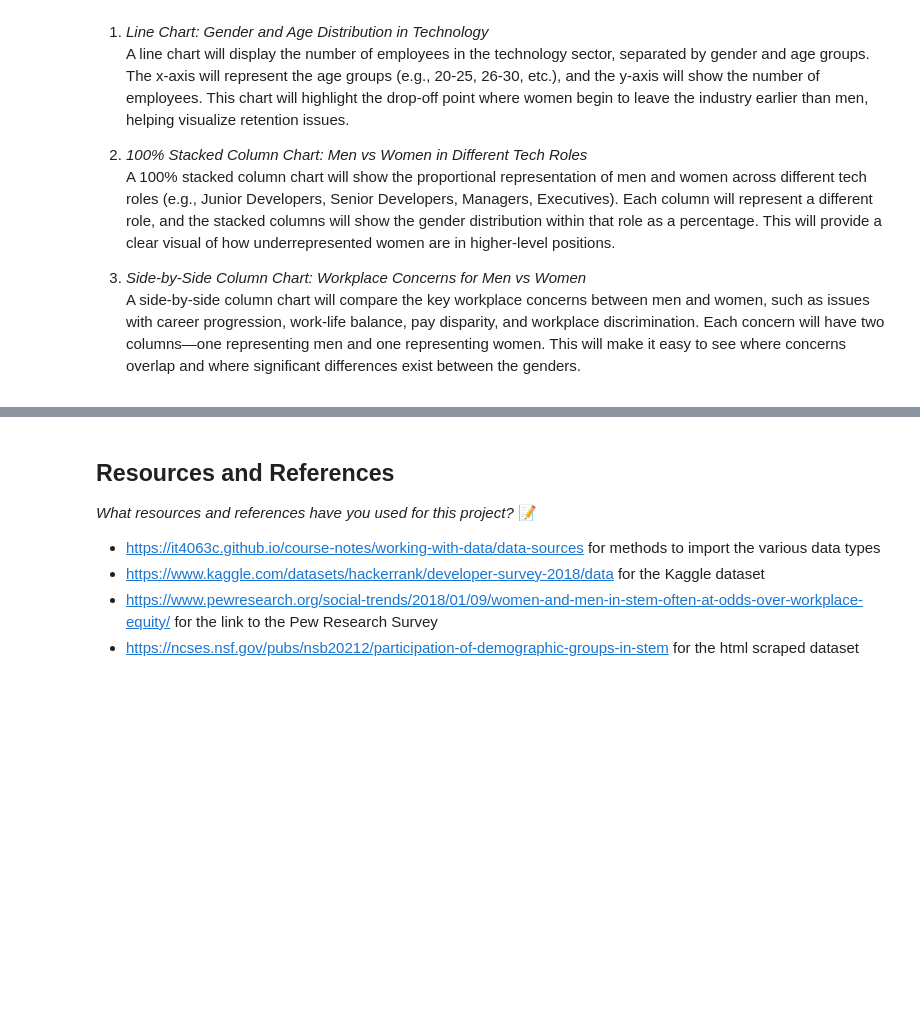
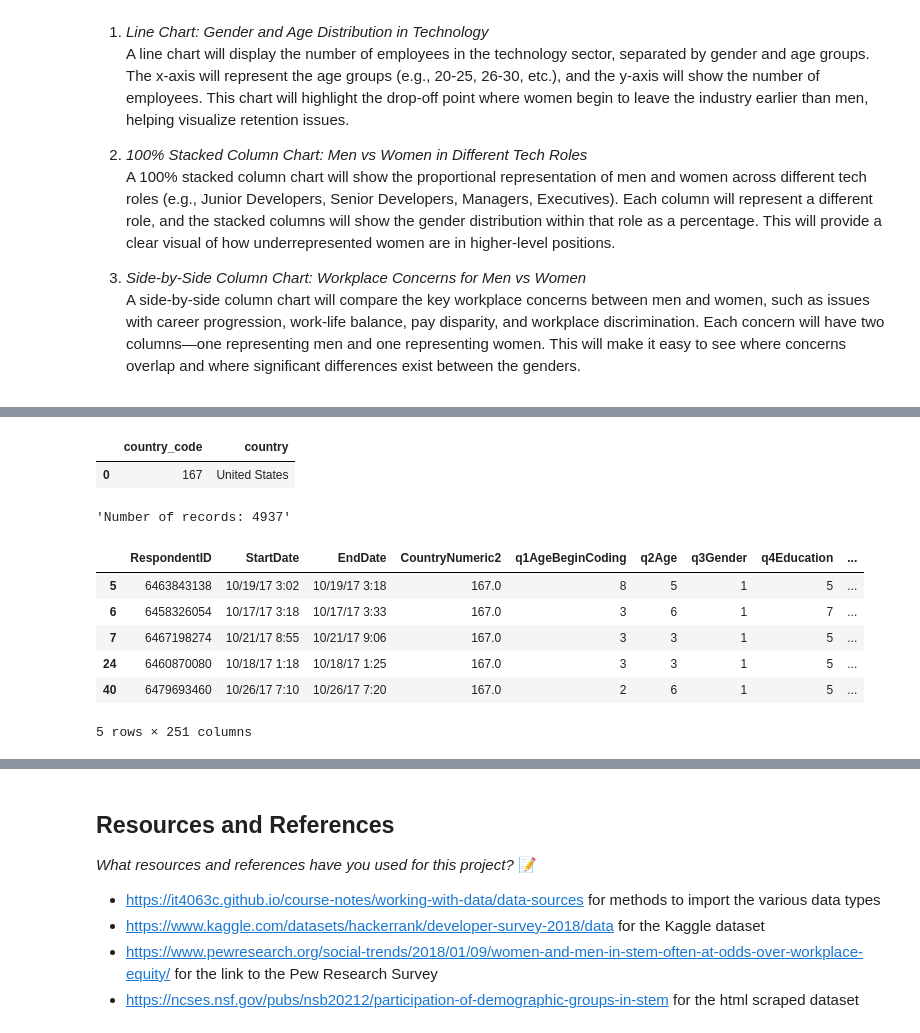
Before and after one commit to IT4063C-Fall24/final-project-yaumj, a Jupyter notebook: source.ipynb, the cells around one changed output, grey strips where cells are left out. Saved outputs shown, nothing was run; the diff lists cells and outputs as text; code cells hidden in the pictures; blank space fills up the shorter version.

```diff
--- a/source.ipynb
+++ b/source.ipynb
@@ -54,0 +132,33 @@ A side-by-side column chart will compare the key workplace concerns between men
+# %%
+# Find United States in the country_code_df to use for filtering purposes
+
+# Rename columns
+country_code_df.rename(columns={'Value': 'country_code', 'Label': 'country'}, inplace=True)
+
+# Filter for the United States
+us_country_code_df = country_code_df[country_code_df['country'] == 'United States']
+
+# Display the resulting DataFrame
+display(us_country_code_df)
+# %% [output]
+|  | country_code | country |
+| 0 | 167 | United States |
+# %%
+# Filter the DataFrame for United States questionnaire responses
+us_dev_survey_numeric_df = dev_survey_numeric_df[dev_survey_numeric_df['CountryNumeric2'] == 167]
+
+# Display the number of records
+num_records_numeric = us_dev_survey_numeric_df.shape[0]
+display(f"Number of records: {num_records_numeric}")
+
+# Display the resulting DataFrame
+display(us_dev_survey_numeric_df.head(5))
+# %% [output]
+'Number of records: 4937'
+|  | RespondentID | StartDate | EndDate | CountryNumeric2 | q1AgeBeginCoding | q2Age | q3Gender | q4Education | ... |
+| 5 | 6463843138 | 10/19/17 3:02 | 10/19/17 3:18 | 167.0 | 8 | 5 | 1 | 5 | ... |
+| 6 | 6458326054 | 10/17/17 3:18 | 10/17/17 3:33 | 167.0 | 3 | 6 | 1 | 7 | ... |
+| 7 | 6467198274 | 10/21/17 8:55 | 10/21/17 9:06 | 167.0 | 3 | 3 | 1 | 5 | ... |
+| 24 | 6460870080 | 10/18/17 1:18 | 10/18/17 1:25 | 167.0 | 3 | 3 | 1 | 5 | ... |
+| 40 | 6479693460 | 10/26/17 7:10 | 10/26/17 7:20 | 167.0 | 2 | 6 | 1 | 5 | ... |
+5 rows × 251 columns
```
Also changed, not shown: parts of 13 cells of this notebook, 2 other files.
